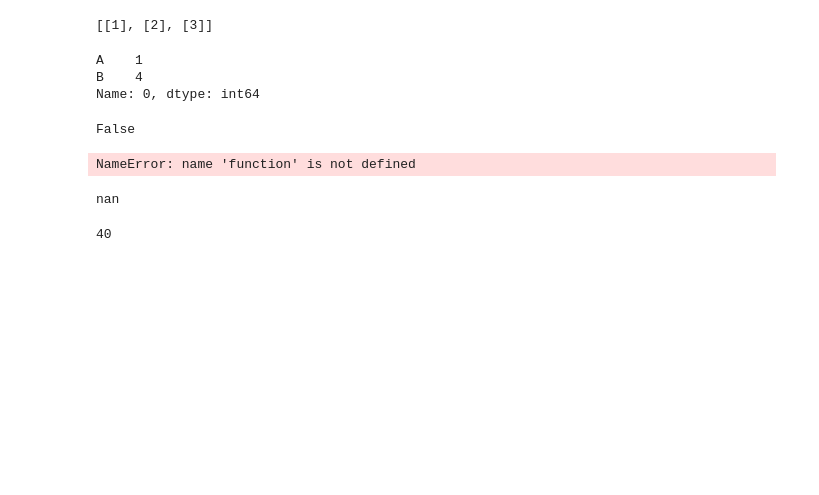
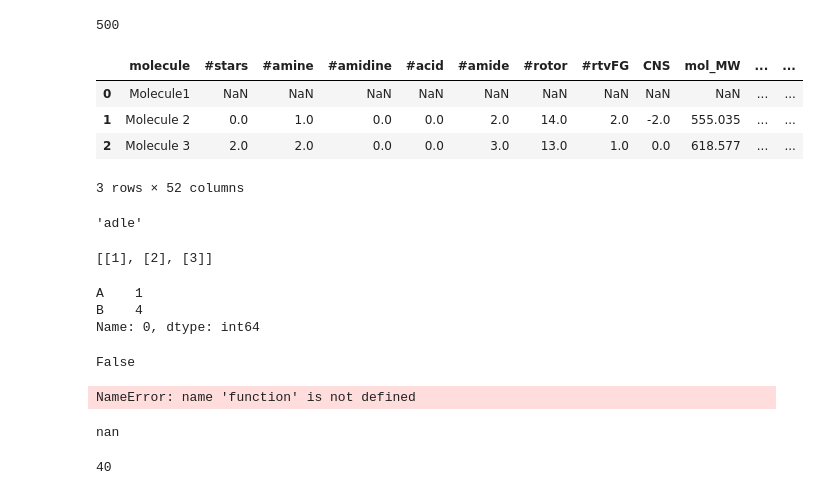
Before and after one commit to mosilian7/VirtualLeadOpt, a Jupyter notebook: Untitled.ipynb, the cells around one changed output. Drawn from its saved outputs; the diff is of its cells as text; code cells hidden in the pictures; blank space fills up the shorter version.

```diff
--- a/Untitled.ipynb
+++ b/Untitled.ipynb
@@ -6,0 +7,5 @@ True
+# %%
+import common.util as util
+util.run_args([util.OBABEL,
+                        "-isdf", "hit.sdf",
+                        "-opdbqt", "-O", "hit.pdbqt"])
@@ -6,0 +20,3 @@ True
+# %%
+for i in range(20):
+    util.run_args(["D:\\py_projects\\VirtualLeadOpt\\dependency\\vina", "--out", f"./my_file/vina{i}.pdbqt","--config", "./my_file/config.txt"])
@@ -6,0 +41,5 @@ True
+# %%
+import common.util as util
+
+for i in range(20):
+    util.run_args(["Vina-GPU",f"--out=./my_file/vina_gpu_s32_{i}.pdbqt", "--config=./my_file/ddp-4config.txt"])
@@ -7,3 +64,29 @@ True
+# %%
+len(",,,,,,,,,,,,,,,,,,,,,,,,,,,,,,,,,,,,,,,,,,,,,,,,,,,,,,,,,,,,,,,,,,,,,,,,,,,,,,,,,,,,,,,,,,,,,,,,,,,,,,,,,,,,,,,,,,,,,,,,,,,,,,,,,,,,,,,,,,,,,,,,,,,,,,,,,,,,,,,,,,,,,,,,,,,,,,,,,,,,,,,,,,,,,,,,,,,,,,,,,,,,,,,,,,,,,,,,,,,,,,,,,,,,,,,,,,,,,,,,,,,,,,,,,,,,,,,,,,,,,,,,,,,,,,,,,,,,,,,,,,,,,,,,,,,,,,,,,,,,,,,,,,,,,,,,,,,,,,,,,,,,,,,,,,,,,,,,,,,,,,,,,,,,,,,,,,,,,,,,,,,,,,,,,,,,,,,,,,,,,,,,,,,,,,,,,,,,,,,,,,,,,,,,,,,,,,,,,,,,,,,,,,,,,,,,,,,,,,,,,,,,,,,,,,,,,,,,,,,,,,,,,,,,,,,,,,,,,,,,,,,,,,,,,,,,,,,,,,,,")
+# %% [output]
+500
+# %%
+def _fix_bad_csv(csv_file: str):
+    with open(csv_file, "r") as f:
+        ls = f.readlines()
+    for i in range(len(ls)):
+        ls[i] = ls[i].replace(','*500, ','*51)
+    with open(csv_file, "w") as f:
+        f.writelines(ls)
+
+_fix_bad_csv("./scratch/5537458383073128259.CSV")
+import pandas as pd
+pd.read_csv("./scratch/5537458383073128259.CSV")
+# %% [output]
+|  | molecule | #stars | #amine | #amidine | #acid | #amide | #rotor | #rtvFG | CNS | mol_MW | ... | ... |
+| 0 | Molecule1 | NaN | NaN | NaN | NaN | NaN | NaN | NaN | NaN | NaN | ... | ... |
+| 1 | Molecule 2 | 0.0 | 1.0 | 0.0 | 0.0 | 2.0 | 14.0 | 2.0 | -2.0 | 555.035 | ... | ... |
+| 2 | Molecule 3 | 2.0 | 2.0 | 0.0 | 0.0 | 3.0 | 13.0 | 1.0 | 0.0 | 618.577 | ... | ... |
+3 rows × 52 columns
+# %%
+"apple".replace("pp", "d")
+# %% [output]
+'adle'
 # %%
 import common.util as util
 util.split_list(l, 4)
```
Also changed, not shown: parts of 6 cells of this notebook, 19 other files.
